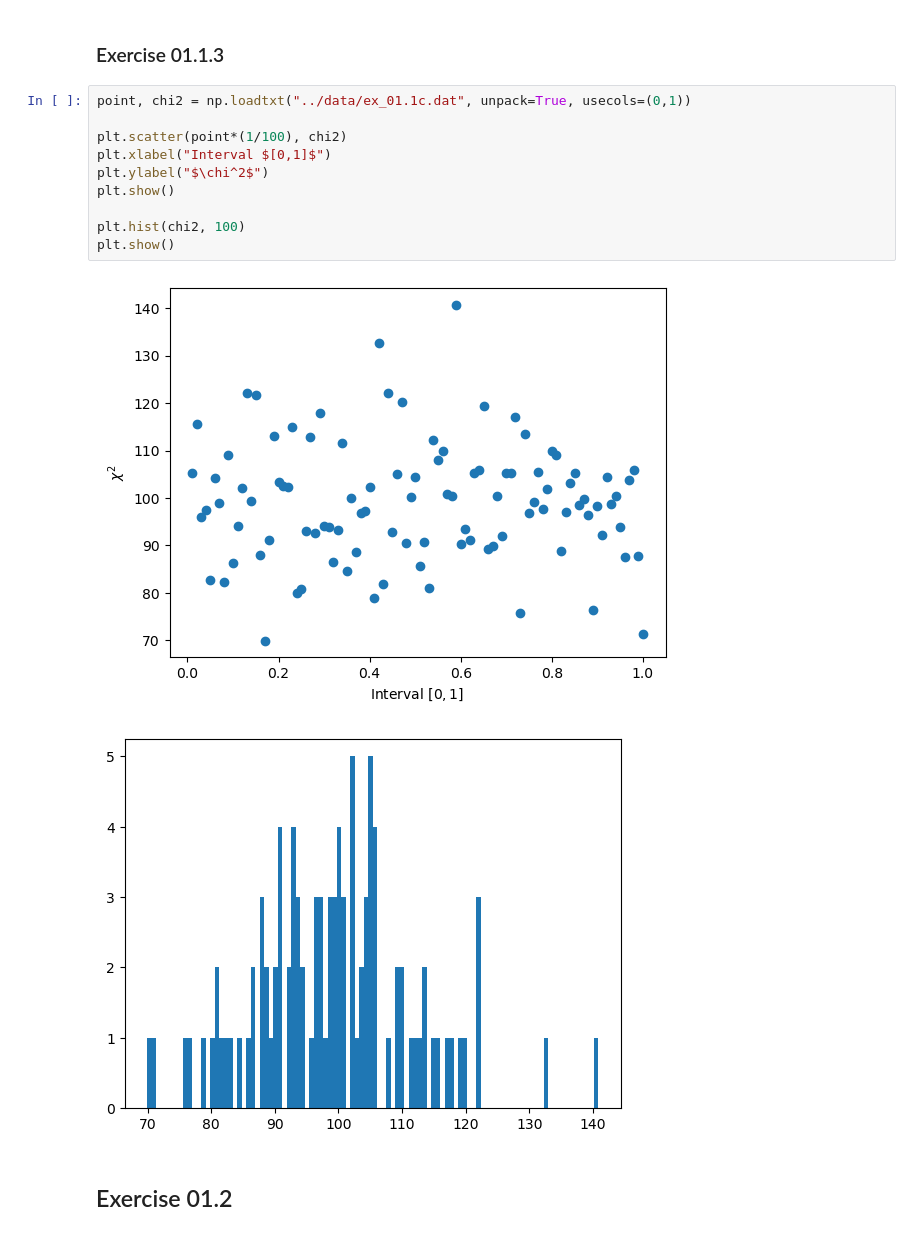
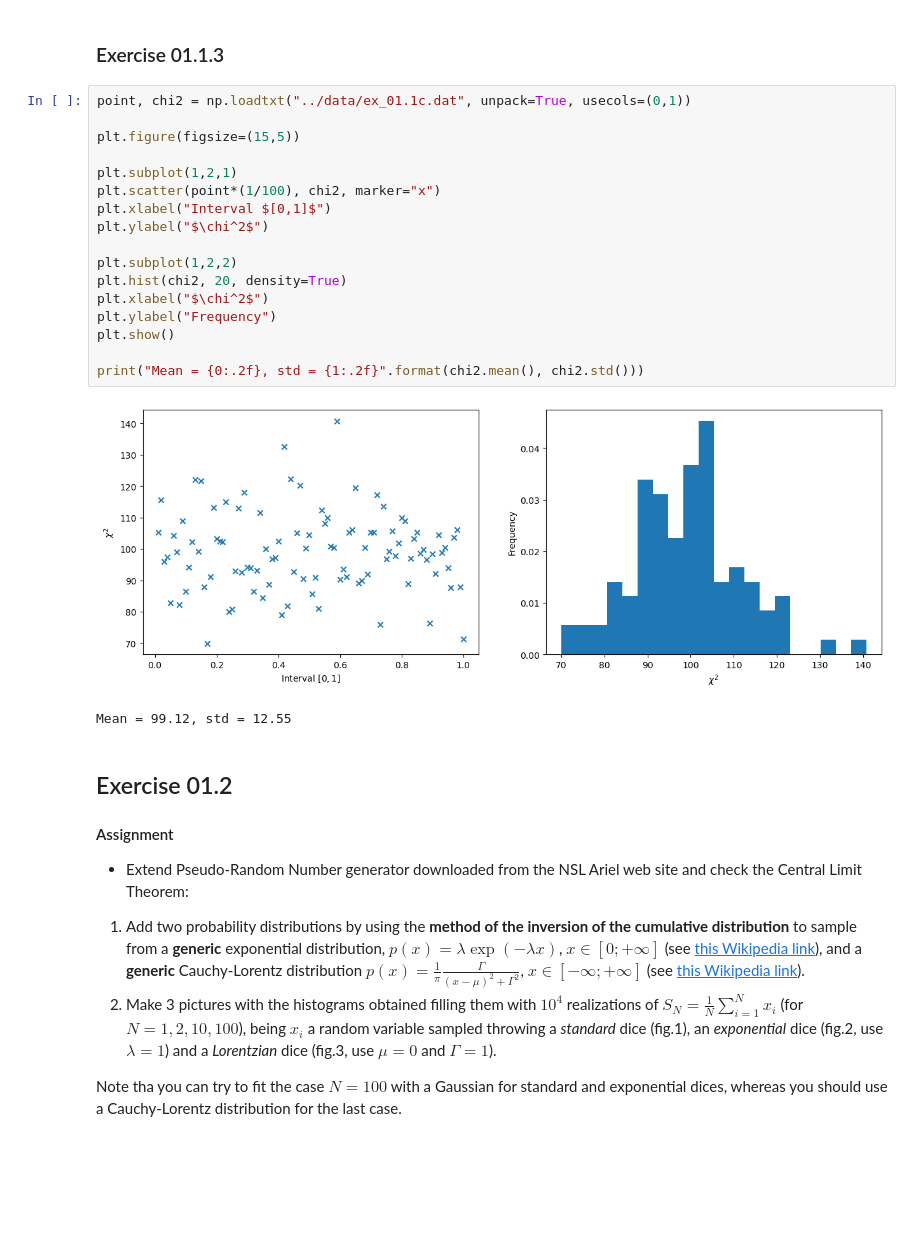
Before and after one commit to stevelonny/labsimnum, a Jupyter notebook: notebooks/exercise_01.ipynb, the cells around one changed output. Cells and saved outputs as stored; diff of their text form; blank space fills up the shorter version.

```diff
--- a/notebooks/exercise_01.ipynb
+++ b/notebooks/exercise_01.ipynb
@@ -37,18 +70,32 @@ plt.show()
 # %%
 point, chi2 = np.loadtxt("../data/ex_01.1c.dat", unpack=True, usecols=(0,1))
 
-plt.scatter(point*(1/100), chi2)
+plt.figure(figsize=(15,5))
+
+plt.subplot(1,2,1)
+plt.scatter(point*(1/100), chi2, marker="x")
 plt.xlabel("Interval $[0,1]$")
 plt.ylabel("$\chi^2$")
+
+plt.subplot(1,2,2)
+plt.hist(chi2, 20, density=True)
+plt.xlabel("$\chi^2$")
+plt.ylabel("Frequency")
 plt.show()
 
-plt.hist(chi2, 100)
-plt.show()
+print("Mean = {0:.2f}, std = {1:.2f}".format(chi2.mean(), chi2.std()))
 # %% [output]
-[figure, old version]
+[figure, new version]
-[figure, removed]
+Mean = 99.12, std = 12.55
-# %% [markdown]
-## Exercise 01.2
+# %% [markdown]
+## Exercise 01.2
+
+#### Assignment
+- Extend Pseudo-Random Number generator downloaded from the NSL Ariel web site and check the Central Limit Theorem:
+1. Add two probability distributions by using the **method of the inversion of the cumulative distribution** to sample from a **generic** exponential distribution, $p(x) = \lambda \exp(-\lambda x)$, $x\in [0;+\infty]$ (see <a href="https://en.wikipedia.org/wiki/Exponential_distribution">this Wikipedia link</a>), and a **generic** Cauchy-Lorentz distribution $p(x)=\frac{1}{\pi}\frac{\Gamma}{(x-\mu)^2+\Gamma^2}$, $x\in [-\infty;+\infty]$ (see <a href="https://en.wikipedia.org/wiki/Cauchy_distribution">this Wikipedia link</a>).
+2. Make 3 pictures with the histograms obtained filling them with $10^4$ realizations of $S_N = \frac{1}{N}\sum_{i=1}^N x_i$ (for $N=1, 2, 10, 100$), being $x_i$ a random variable sampled throwing a *standard* dice (fig.1), an *exponential* dice (fig.2, use $\lambda=1$) and a *Lorentzian* dice (fig.3, use $\mu=0$ and $\Gamma=1$).
+
+Note tha you can try to fit the case $N=100$ with a Gaussian for standard and exponential dices, whereas you should use a Cauchy-Lorentz distribution for the last case.
 # %%
 sumsize = [1, 2, 10, 100]
 name = [
```
Also changed, not shown: parts of 9 cells of this notebook, 6 other files.
